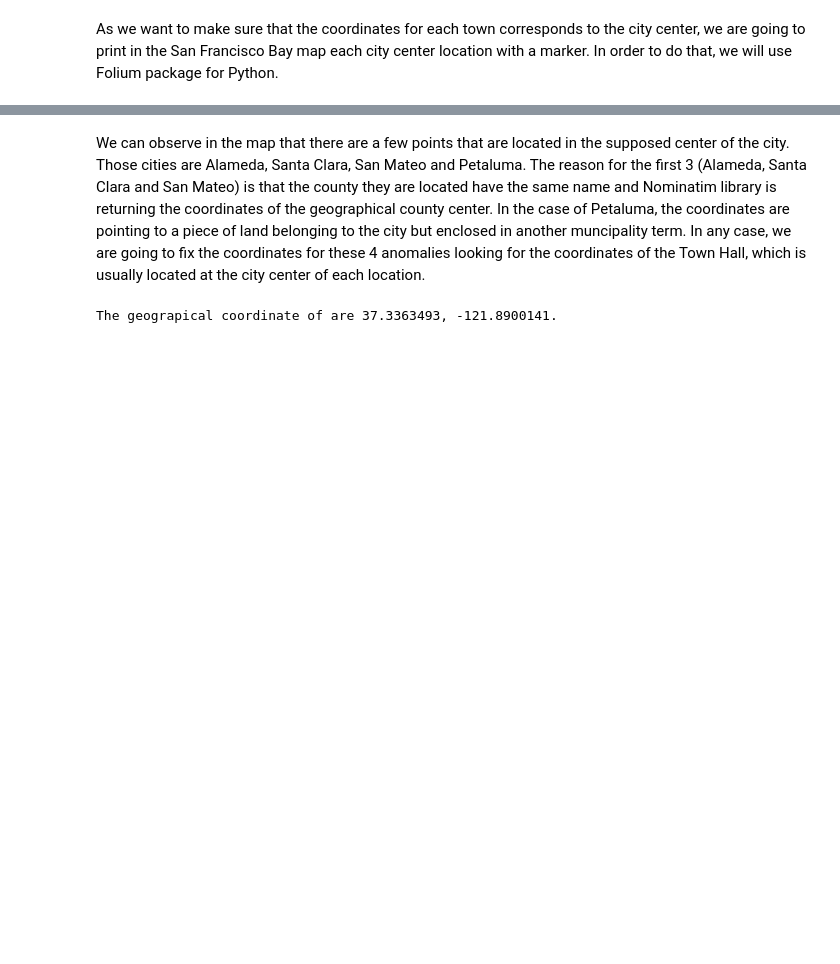
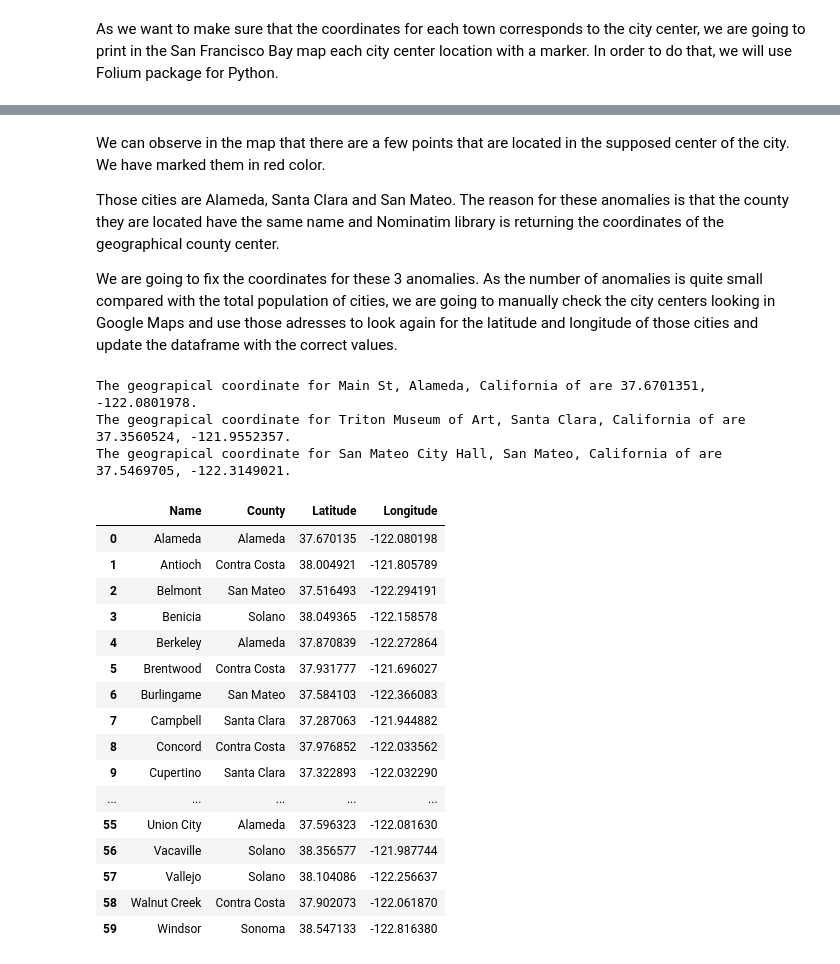
Before and after one commit to jgarcia-garcia/Coursera_Capstone, a Jupyter notebook: Best_Office_Location_SFBayArea.ipynb, the cells around one changed output, grey strips where cells are left out. Saved outputs shown, nothing was run; the diff lists cells and outputs as text; code cells hidden in the pictures; blank space fills up the shorter version.

```diff
--- a/Best_Office_Location_SFBayArea.ipynb
+++ b/Best_Office_Location_SFBayArea.ipynb
@@ -286,15 +295,59 @@ SFBay_map
 The geograpical coordinate of San Francisco Bay, California are 37.71402905, -122.30779415179862.
 [interactive output not drawn]
 # %% [markdown]
-We can observe in the map that there are a few points that are located in the supposed center of the city. Those cities are Alameda, Santa Clara, San Mateo and Petaluma.
-The reason for the first 3 (Alameda, Santa Clara and San Mateo) is that the county they are located have the same name and Nominatim library is returning the coordinates of the geographical county center.
-In the case of Petaluma, the coordinates are pointing to a piece of land belonging to the city but enclosed in another muncipality term.
-In any case, we are going to fix the coordinates for these 4 anomalies looking for the coordinates of the Town Hall, which is usually located at the city center of each location.
+We can observe in the map that there are a few points that are located in the supposed center of the city. We have marked them in red color.
+
+Those cities are Alameda, Santa Clara and San Mateo.
+The reason for these anomalies is that the county they are located have the same name and Nominatim library is returning the coordinates of the geographical county center.
+
+We are going to fix the coordinates for these 3 anomalies. As the number of anomalies is quite small compared with the total population of cities, we are going to manually check the city centers looking in Google Maps and use those adresses to look again for the latitude and longitude of those cities and update the dataframe with the correct values.
-# %%
-address = 'Santa Clara Downtown, California'
-location = geolocator.geocode(address)
-latitude = location.latitude
-longitude = location.longitude
-print('The geograpical coordinate of are {}, {}.'.format(latitude, longitude))
-# %% [output]
-The geograpical coordinate of are 37.3363493, -121.8900141.
+# %%
+#Looking for the coordinates of the 3 anomalies
+ad1 = 'Main St, Alameda, California'
+ad2 = 'Triton Museum of Art, Santa Clara, California'
+ad3 = 'San Mateo City Hall, San Mateo, California'
+
+loc1 = geolocator.geocode(ad1)
+loc2 = geolocator.geocode(ad2)
+loc3 = geolocator.geocode(ad3)
+
+lat1 = loc1.latitude
+lat2 = loc2.latitude
+lat3 = loc3.latitude
+
+long1 = loc1.longitude
+long2 = loc2.longitude
+long3 = loc3.longitude
+
+print('The geograpical coordinate for {} of are {}, {}.'.format(ad1, lat1, long1))
+print('The geograpical coordinate for {} of are {}, {}.'.format(ad2, lat2, long2))
+print('The geograpical coordinate for {} of are {}, {}.'.format(ad3, lat3, long3))
+# %% [output]
+The geograpical coordinate for Main St, Alameda, California of are 37.6701351, -122.0801978.
+The geograpical coordinate for Triton Museum of Art, Santa Clara, California of are 37.3560524, -121.9552357.
+The geograpical coordinate for San Mateo City Hall, San Mateo, California of are 37.5469705, -122.3149021.
+# %%
+#Adding the coordinates into our dataframe
+coordinates_df[coordinates_df['Name']=='Alameda'] = ['Alameda','Alameda',lat1,long1]
+coordinates_df[coordinates_df['Name']=='Santa Clara'] = ['Santa Clara','Santa Clara',lat2,long2]
+coordinates_df[coordinates_df['Name']=='San Mateo'] = ['San Mateo','San Mateo',lat3,long3]
+# %%
+coordinates_df
+# %% [output]
+|  | Name | County | Latitude | Longitude |
+| 0 | Alameda | Alameda | 37.670135 | -122.080198 |
+| 1 | Antioch | Contra Costa | 38.004921 | -121.805789 |
+| 2 | Belmont | San Mateo | 37.516493 | -122.294191 |
+| 3 | Benicia | Solano | 38.049365 | -122.158578 |
+| 4 | Berkeley | Alameda | 37.870839 | -122.272864 |
+| 5 | Brentwood | Contra Costa | 37.931777 | -121.696027 |
+| 6 | Burlingame | San Mateo | 37.584103 | -122.366083 |
+| 7 | Campbell | Santa Clara | 37.287063 | -121.944882 |
+| 8 | Concord | Contra Costa | 37.976852 | -122.033562 |
+| 9 | Cupertino | Santa Clara | 37.322893 | -122.032290 |
+| ... | ... | ... | ... | ... |
+| 55 | Union City | Alameda | 37.596323 | -122.081630 |
+| 56 | Vacaville | Solano | 38.356577 | -121.987744 |
+| 57 | Vallejo | Solano | 38.104086 | -122.256637 |
+| 58 | Walnut Creek | Contra Costa | 37.902073 | -122.061870 |
+| 59 | Windsor | Sonoma | 38.547133 | -122.816380 |
```
Also changed, not shown: parts of 2 cells of this notebook.
